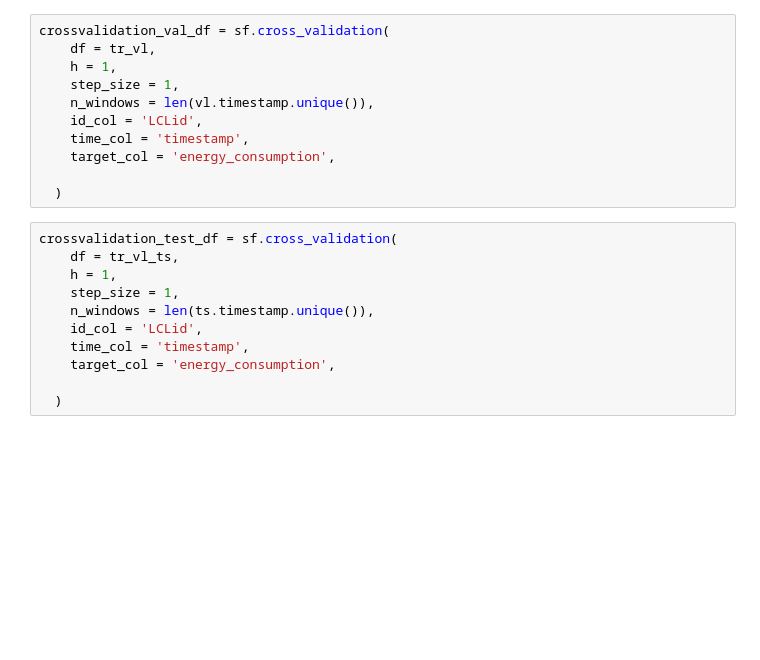
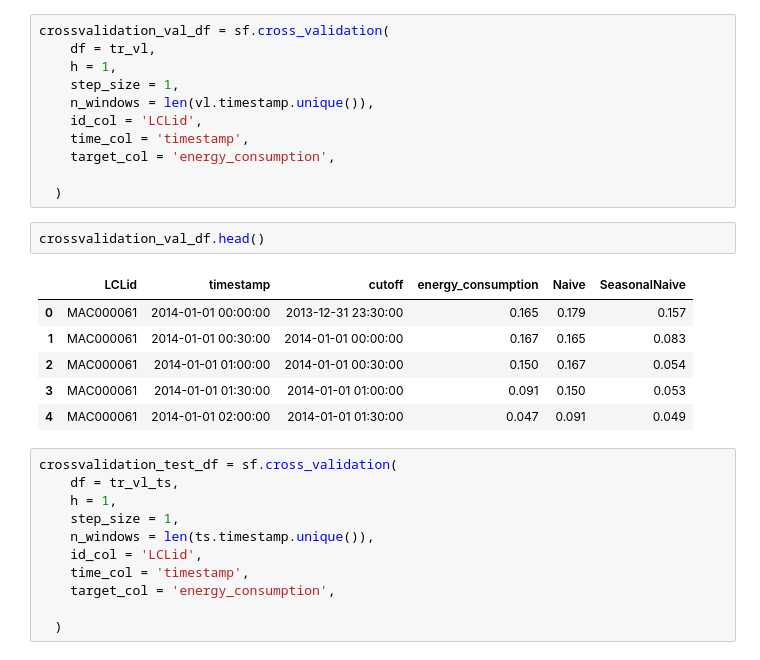
Before and after one commit to PacktPublishing/Modern-Time-Series-Forecasting-with-Python-2E, a Jupyter notebook: notebooks/Chapter08/00-Single Step Backtesting Baselines Nixtla.ipynb, the cells around one changed output. Cells and saved outputs as stored; diff of their text form; blank space fills up the shorter version.

```diff
--- a/notebooks/Chapter08/00-Single Step Backtesting Baselines Nixtla.ipynb
+++ b/notebooks/Chapter08/00-Single Step Backtesting Baselines Nixtla.ipynb
@@ -166,6 +177,15 @@ crossvalidation_val_df = sf.cross_validation(
     target_col = 'energy_consumption',
 
   )
+# %%
+crossvalidation_val_df.head()
+# %% [output]
+|  | LCLid | timestamp | cutoff | energy_consumption | Naive | SeasonalNaive |
+| 0 | MAC000061 | 2014-01-01 00:00:00 | 2013-12-31 23:30:00 | 0.165 | 0.179 | 0.157 |
+| 1 | MAC000061 | 2014-01-01 00:30:00 | 2014-01-01 00:00:00 | 0.167 | 0.165 | 0.083 |
+| 2 | MAC000061 | 2014-01-01 01:00:00 | 2014-01-01 00:30:00 | 0.150 | 0.167 | 0.054 |
+| 3 | MAC000061 | 2014-01-01 01:30:00 | 2014-01-01 01:00:00 | 0.091 | 0.150 | 0.053 |
+| 4 | MAC000061 | 2014-01-01 02:00:00 | 2014-01-01 01:30:00 | 0.047 | 0.091 | 0.049 |
 # %%
 crossvalidation_test_df = sf.cross_validation(
     df = tr_vl_ts,
```
Also changed, not shown: parts of 10 cells of this notebook.
